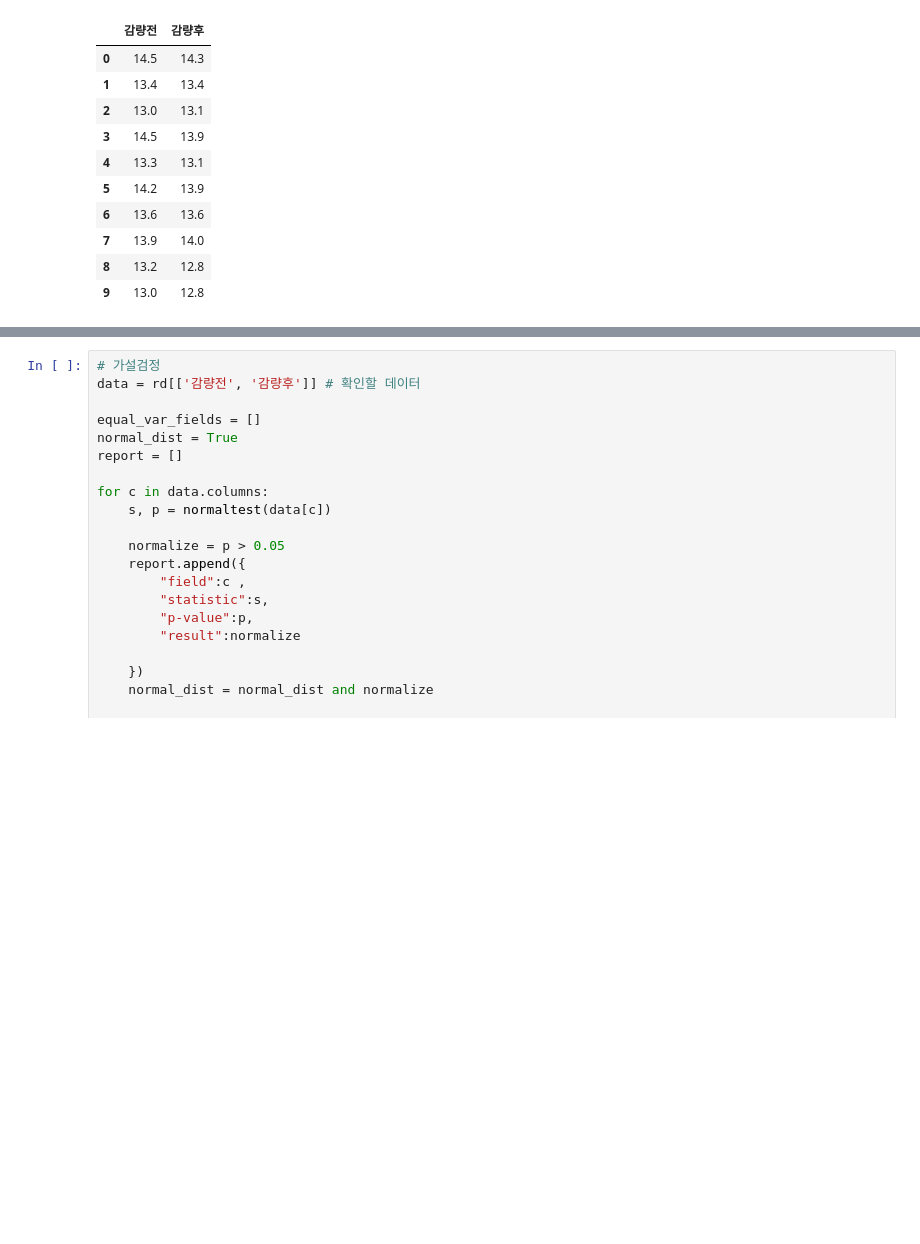
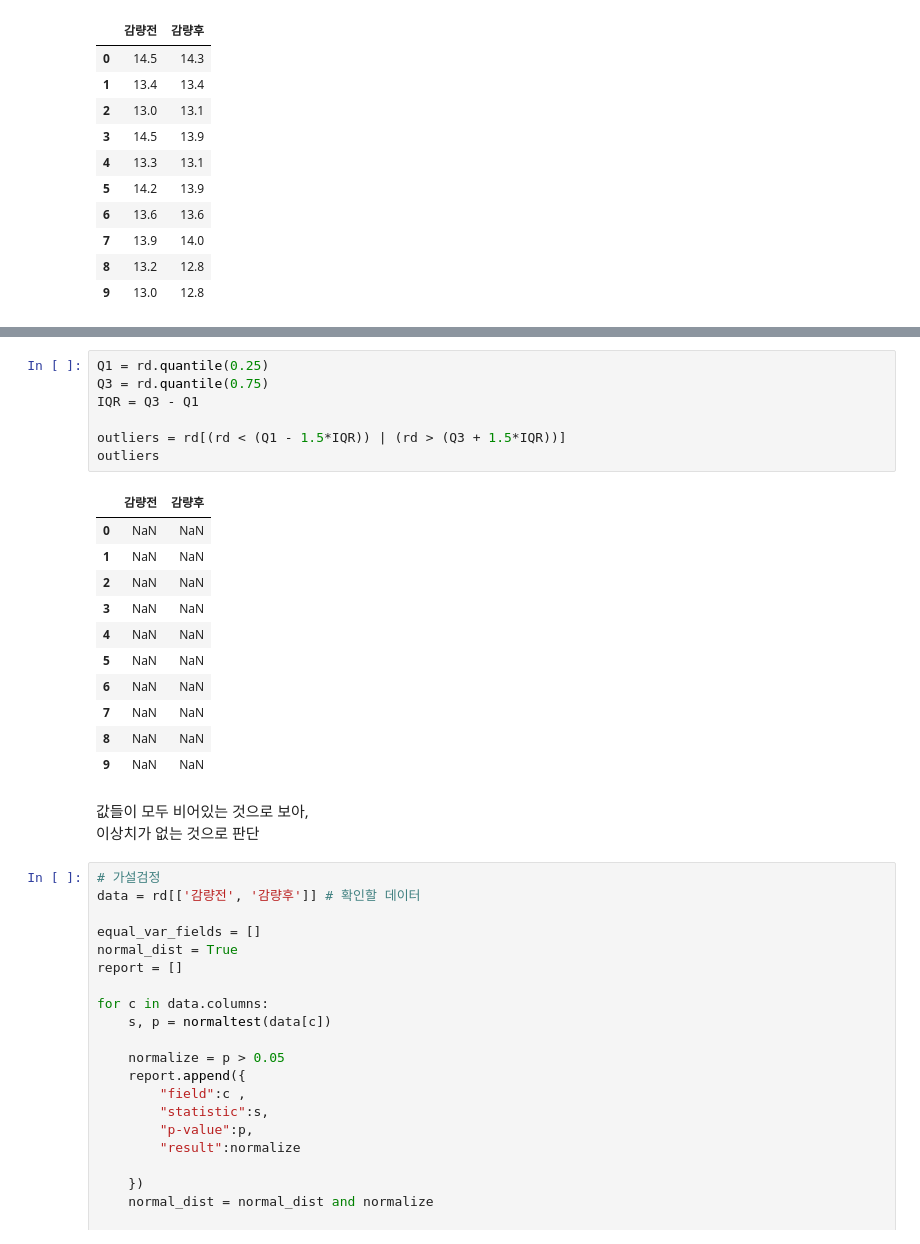
Before and after one commit to GYULLTANGURRI/main, a Jupyter notebook: 251204실습/251204_연습문제.ipynb, the cells around one changed output, grey strips where cells are left out. Cells and saved outputs as stored; diff of their text form; blank space fills up the shorter version.

```diff
--- a/251204실습/251204_연습문제.ipynb
+++ b/251204실습/251204_연습문제.ipynb
@@ -1058,3 +1128,25 @@ rd
+# %%
+Q1 = rd.quantile(0.25)
+Q3 = rd.quantile(0.75)
+IQR = Q3 - Q1
+
+outliers = rd[(rd < (Q1 - 1.5*IQR)) | (rd > (Q3 + 1.5*IQR))]
+outliers
+# %% [output]
+|  | 감량전 | 감량후 |
+| 0 | NaN | NaN |
+| 1 | NaN | NaN |
+| 2 | NaN | NaN |
+| 3 | NaN | NaN |
+| 4 | NaN | NaN |
+| 5 | NaN | NaN |
+| 6 | NaN | NaN |
+| 7 | NaN | NaN |
+| 8 | NaN | NaN |
+| 9 | NaN | NaN |
+# %% [markdown]
+값들이 모두 비어있는 것으로 보아,<br>
+이상치가 없는 것으로 판단
 # %%
 # 가설검정
 data = rd[['감량전', '감량후']] # 확인할 데이터
```
Also changed, not shown: parts of 12 cells of this notebook, 3 other files.
